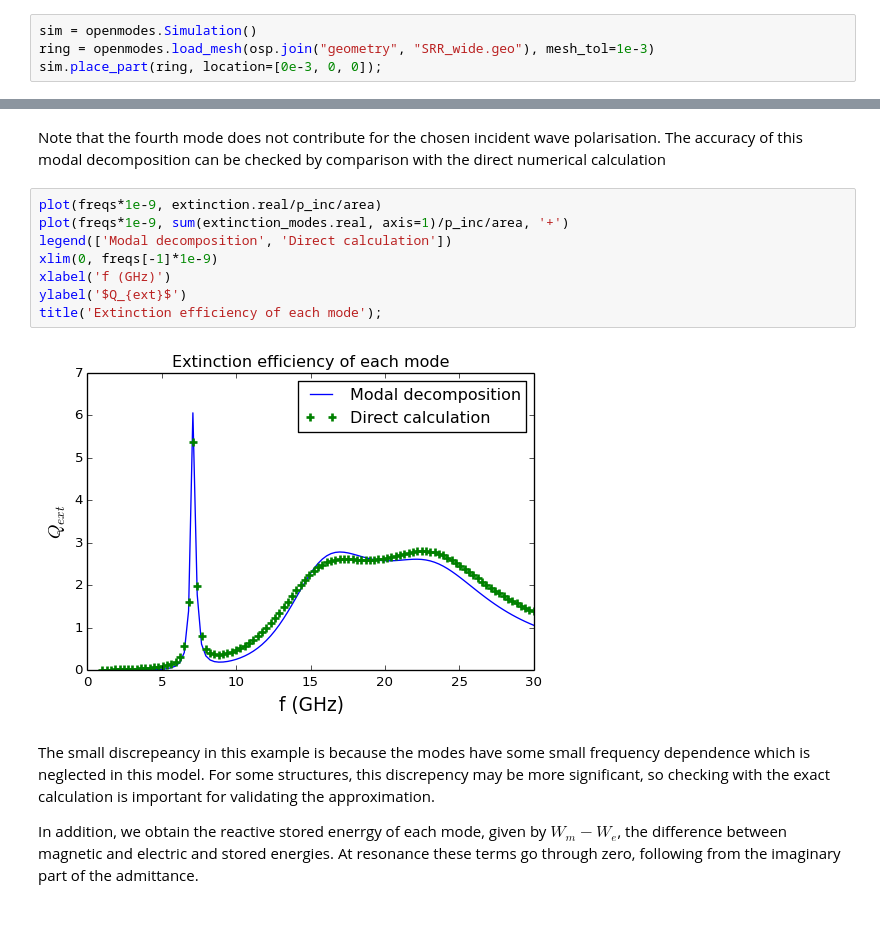
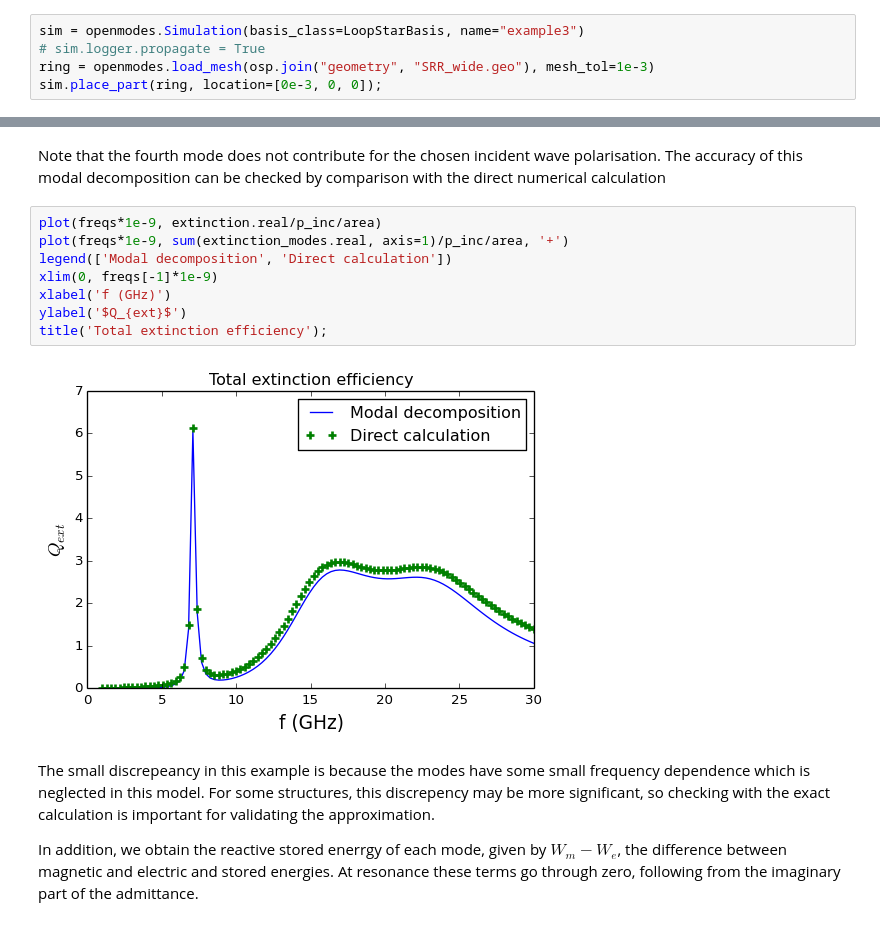
Before and after one commit to DavidPowell/OpenModes, a Jupyter notebook: examples/example3.ipynb, the cells around one changed output, grey strips where cells are left out. Drawn from its saved outputs; the diff is of its cells as text.

```diff
--- a/examples/example3.ipynb
+++ b/examples/example3.ipynb
@@ -21,5 +22,6 @@ from openmodes.constants import c, eta_0
 # %%
-sim = openmodes.Simulation()
+sim = openmodes.Simulation(basis_class=LoopStarBasis, name="example3")
+# sim.logger.propagate = True
 ring = openmodes.load_mesh(osp.join("geometry", "SRR_wide.geo"), mesh_tol=1e-3)
 sim.place_part(ring, location=[0e-3, 0, 0]);
 # %%
@@ -129,13 +126,13 @@ Note that the fourth mode does not contribute for the chosen incident wave polar
 # %%
 plot(freqs*1e-9, extinction.real/p_inc/area)
 plot(freqs*1e-9, sum(extinction_modes.real, axis=1)/p_inc/area, '+')
 legend(['Modal decomposition', 'Direct calculation'])
 xlim(0, freqs[-1]*1e-9)
 xlabel('f (GHz)')
 ylabel('$Q_{ext}$')
-title('Extinction efficiency of each mode');
+title('Total extinction efficiency');
 # %% [output]
-[figure, old version]
+[figure, new version]
 # %% [markdown]
 The small discrepeancy in this example is because the modes have some small frequency dependence which is neglected in this model. For some structures, this discrepency may be more significant, so checking with the exact calculation is important for validating the approximation.
 
```
Also changed, not shown: parts of 8 cells of this notebook, 3 other files.
